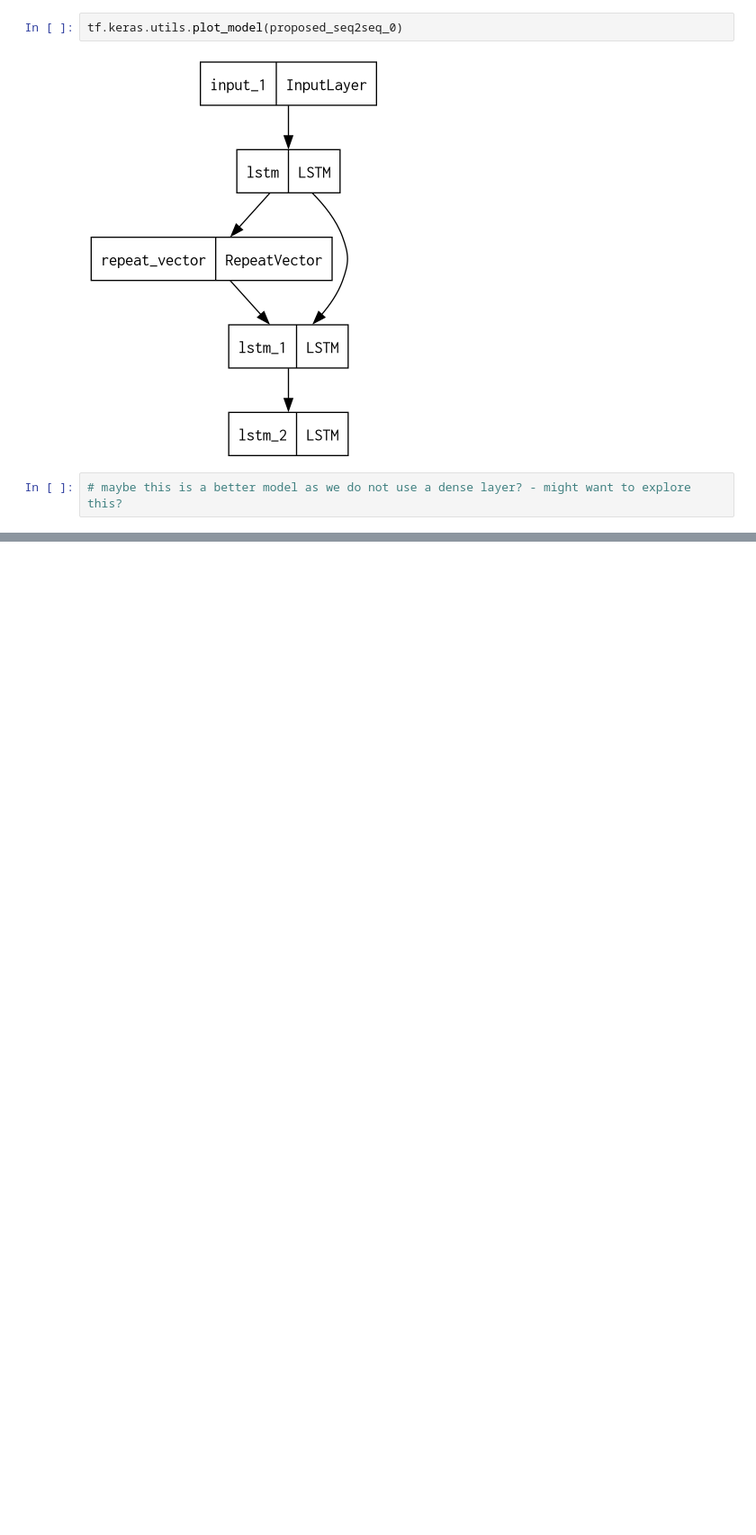
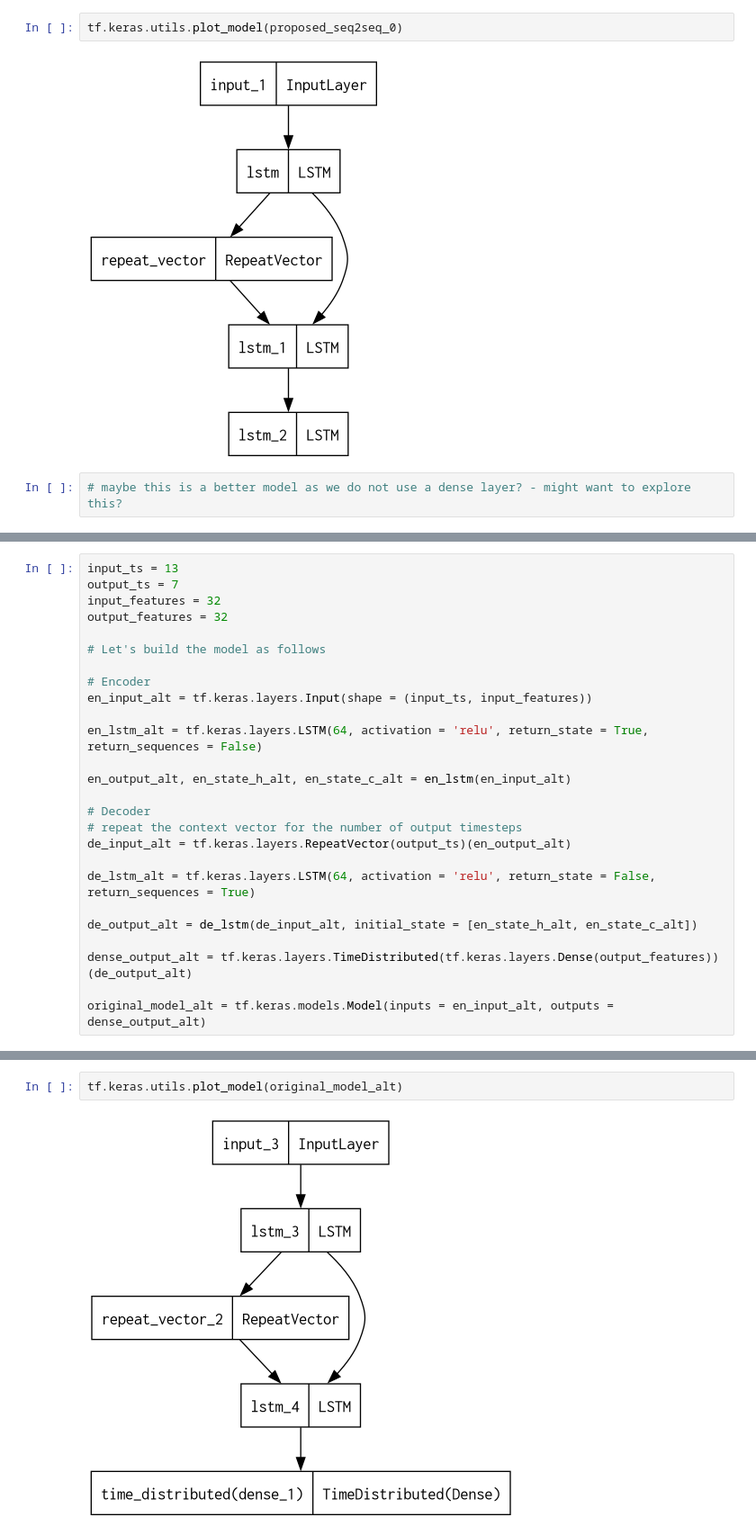
Before and after one commit to Gayara-Fernando/seq_2_seq, a Jupyter notebook: 0_plausible_seq_2_seq_Architectures.ipynb, the cells around one changed output, grey strips where cells are left out. Shown at 90% size. Saved outputs shown, nothing was run; the diff lists cells and outputs as text; blank space fills up the shorter version.

```diff
--- a/0_plausible_seq_2_seq_Architectures.ipynb
+++ b/0_plausible_seq_2_seq_Architectures.ipynb
@@ -94,0 +158,26 @@ tf.keras.utils.plot_model(proposed_seq2seq_0)
+# %%
+input_ts = 13
+output_ts = 7
+input_features = 32
+output_features = 32
+
+# Let's build the model as follows
+
+# Encoder
+en_input_alt = tf.keras.layers.Input(shape = (input_ts, input_features))
+
+en_lstm_alt = tf.keras.layers.LSTM(64, activation = 'relu', return_state = True, return_sequences = False)
+
+en_output_alt, en_state_h_alt, en_state_c_alt = en_lstm(en_input_alt)
+
+# Decoder
+# repeat the context vector for the number of output timesteps
+de_input_alt = tf.keras.layers.RepeatVector(output_ts)(en_output_alt)
+
+de_lstm_alt = tf.keras.layers.LSTM(64, activation = 'relu', return_state = False, return_sequences = True)
+
+de_output_alt = de_lstm(de_input_alt, initial_state = [en_state_h_alt, en_state_c_alt])
+
+dense_output_alt = tf.keras.layers.TimeDistributed(tf.keras.layers.Dense(output_features))(de_output_alt)
+
+original_model_alt = tf.keras.models.Model(inputs = en_input_alt, outputs = dense_output_alt)
@@ -94,0 +207,4 @@ tf.keras.utils.plot_model(proposed_seq2seq_0)
+# %%
+tf.keras.utils.plot_model(original_model_alt)
+# %% [output]
+[figure, added]
```
Also changed, not shown: parts of 12 cells of this notebook.
